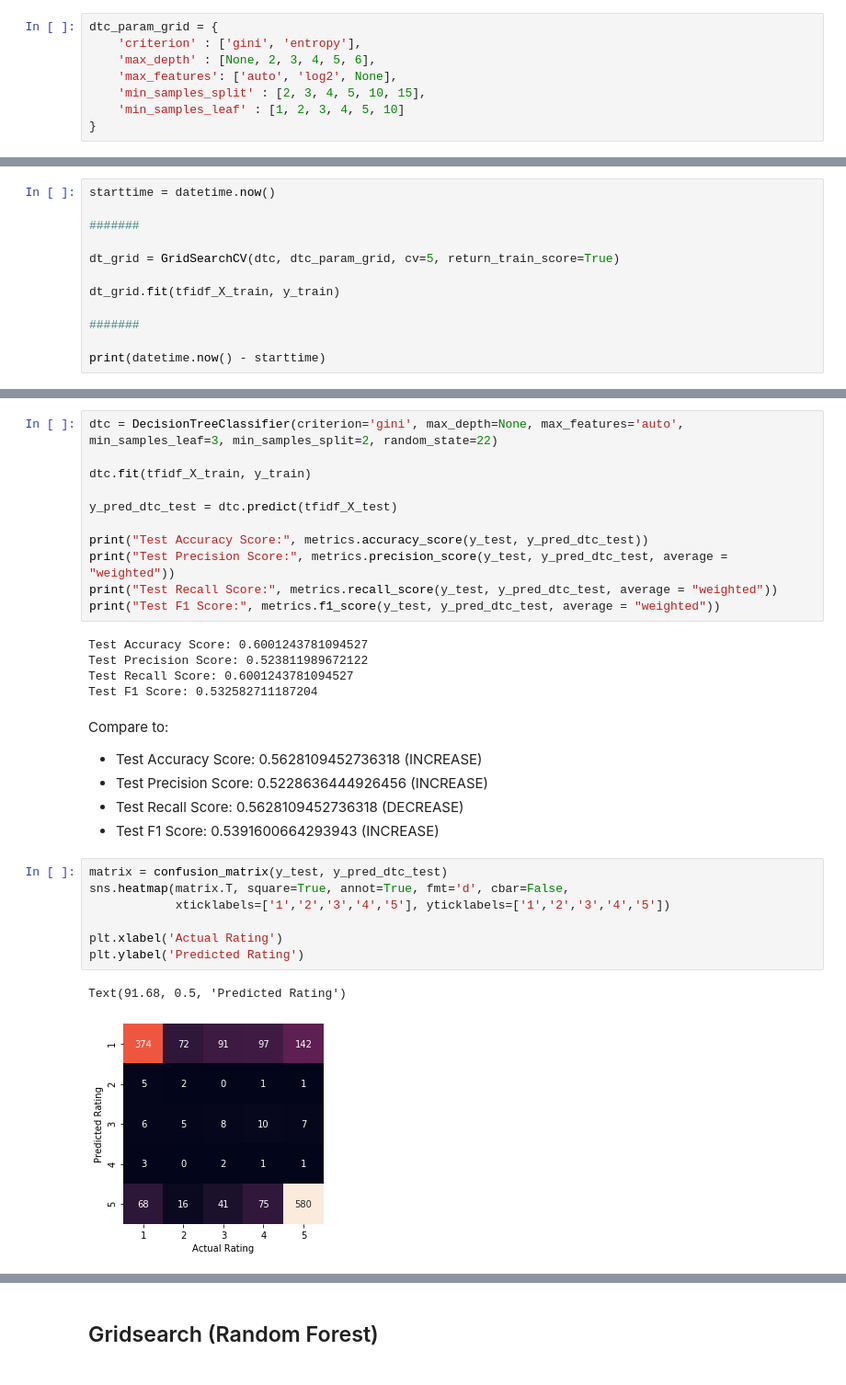
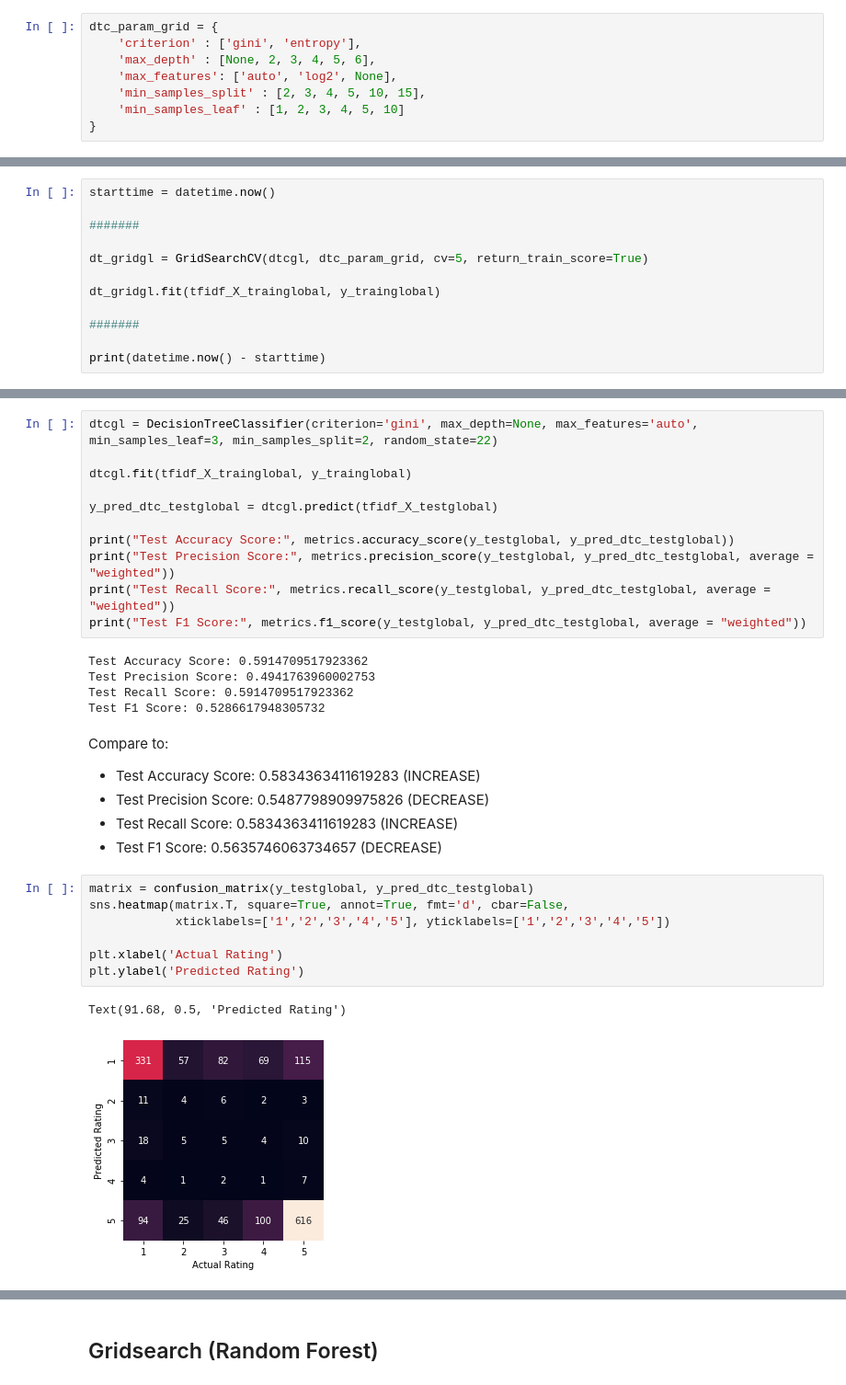
Before and after one commit to Moses-Lin/romreview, a Jupyter notebook: Modeling.ipynb, the cells around one changed output, grey strips where cells are left out. Shown: that part at 92% size. Saved outputs shown, nothing was run; the diff lists cells and outputs as text.

```diff
--- a/Modeling.ipynb
+++ b/Modeling.ipynb
@@ -420,9 +429,9 @@ starttime = datetime.now()
 
 #######
 
-dt_grid = GridSearchCV(dtc, dtc_param_grid, cv=5, return_train_score=True)
+dt_gridgl = GridSearchCV(dtcgl, dtc_param_grid, cv=5, return_train_score=True)
 
-dt_grid.fit(tfidf_X_train, y_train)
+dt_gridgl.fit(tfidf_X_trainglobal, y_trainglobal)
 
 #######
 
@@ -450,32 +459,32 @@ Best Parameter Combination Found During Grid Search:
 # %%
-dtc = DecisionTreeClassifier(criterion='gini', max_depth=None, max_features='auto', min_samples_leaf=3, min_samples_split=2, random_state=22)
+dtcgl = DecisionTreeClassifier(criterion='gini', max_depth=None, max_features='auto', min_samples_leaf=3, min_samples_split=2, random_state=22)
 
-dtc.fit(tfidf_X_train, y_train)
+dtcgl.fit(tfidf_X_trainglobal, y_trainglobal)
 
-y_pred_dtc_test = dtc.predict(tfidf_X_test)
+y_pred_dtc_testglobal = dtcgl.predict(tfidf_X_testglobal)
 
-print("Test Accuracy Score:", metrics.accuracy_score(y_test, y_pred_dtc_test))
-print("Test Precision Score:", metrics.precision_score(y_test, y_pred_dtc_test, average = "weighted"))
-print("Test Recall Score:", metrics.recall_score(y_test, y_pred_dtc_test, average = "weighted"))
-print("Test F1 Score:", metrics.f1_score(y_test, y_pred_dtc_test, average = "weighted"))
+print("Test Accuracy Score:", metrics.accuracy_score(y_testglobal, y_pred_dtc_testglobal))
+print("Test Precision Score:", metrics.precision_score(y_testglobal, y_pred_dtc_testglobal, average = "weighted"))
+print("Test Recall Score:", metrics.recall_score(y_testglobal, y_pred_dtc_testglobal, average = "weighted"))
+print("Test F1 Score:", metrics.f1_score(y_testglobal, y_pred_dtc_testglobal, average = "weighted"))
 # %% [output]
-Test Accuracy Score: 0.6001243781094527
-Test Precision Score: 0.523811989672122
-Test Recall Score: 0.6001243781094527
-Test F1 Score: 0.532582711187204
+Test Accuracy Score: 0.5914709517923362
+Test Precision Score: 0.4941763960002753
+Test Recall Score: 0.5914709517923362
+Test F1 Score: 0.5286617948305732
 # %% [markdown]
 Compare to:
-- Test Accuracy Score: 0.5628109452736318 (INCREASE)
-- Test Precision Score: 0.5228636444926456 (INCREASE)
-- Test Recall Score: 0.5628109452736318 (DECREASE)
-- Test F1 Score: 0.5391600664293943 (INCREASE)
+- Test Accuracy Score: 0.5834363411619283 (INCREASE)
+- Test Precision Score: 0.5487798909975826 (DECREASE)
+- Test Recall Score: 0.5834363411619283 (INCREASE)
+- Test F1 Score: 0.5635746063734657 (DECREASE)
 # %%
-matrix = confusion_matrix(y_test, y_pred_dtc_test)
+matrix = confusion_matrix(y_testglobal, y_pred_dtc_testglobal)
 sns.heatmap(matrix.T, square=True, annot=True, fmt='d', cbar=False,
             xticklabels=['1','2','3','4','5'], yticklabels=['1','2','3','4','5'])
 
 plt.xlabel('Actual Rating')
 plt.ylabel('Predicted Rating')
 # %% [output]
 Text(91.68, 0.5, 'Predicted Rating')
-[figure, old version]
+[figure, new version]
```
Also changed, not shown: parts of 24 cells of this notebook.
